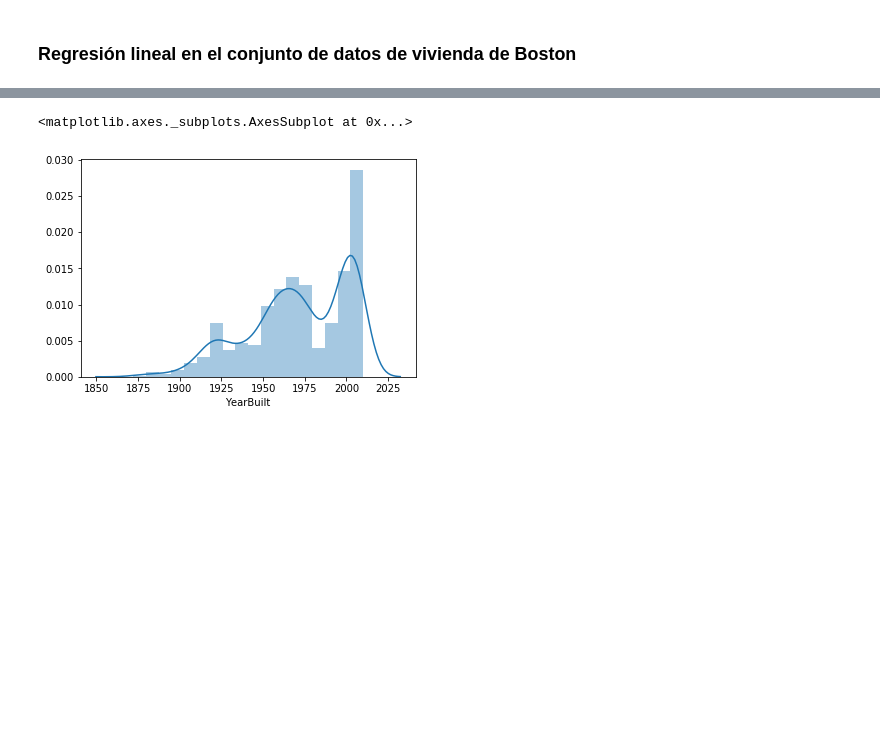
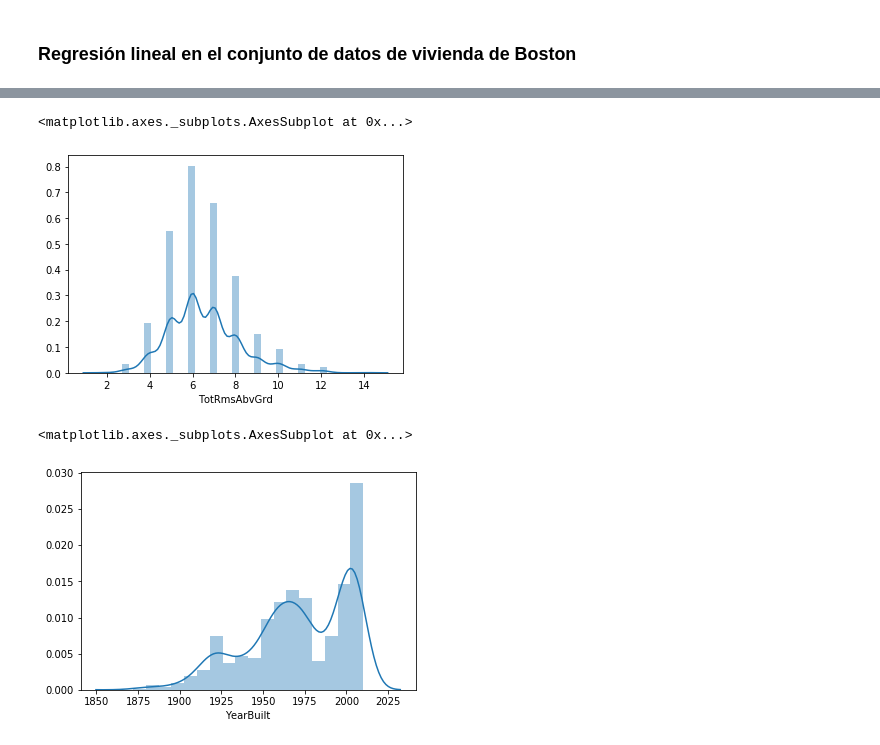
Before and after one commit to ErickSiguenza/Proyecto_Regresion, a Jupyter notebook: Proyecto_Código_v2.ipynb, the cells around one changed output, grey strips where cells are left out. Cells and saved outputs as stored; diff of their text form; code cells hidden in the pictures; blank space fills up the shorter version.

```diff
--- a/Proyecto_Código_v2.ipynb
+++ b/Proyecto_Código_v2.ipynb
@@ -94,3 +116,8 @@ array([[<matplotlib.axes._subplots.AxesSubplot object at 0x...>,
+# %%
+sns.distplot(df["TotRmsAbvGrd"])
+# %% [output]
+<matplotlib.axes._subplots.AxesSubplot at 0x...>
+[figure, added]
 # %%
 sns.distplot(df["YearBuilt"])
 # %% [output]
```
Also changed, not shown: parts of 67 cells of this notebook.
